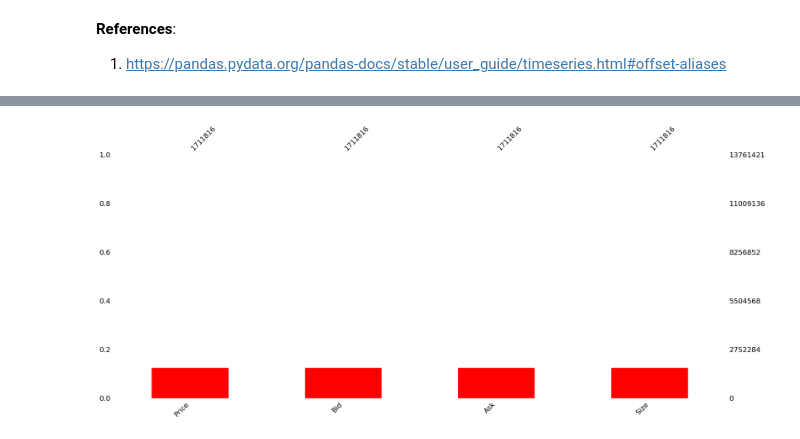
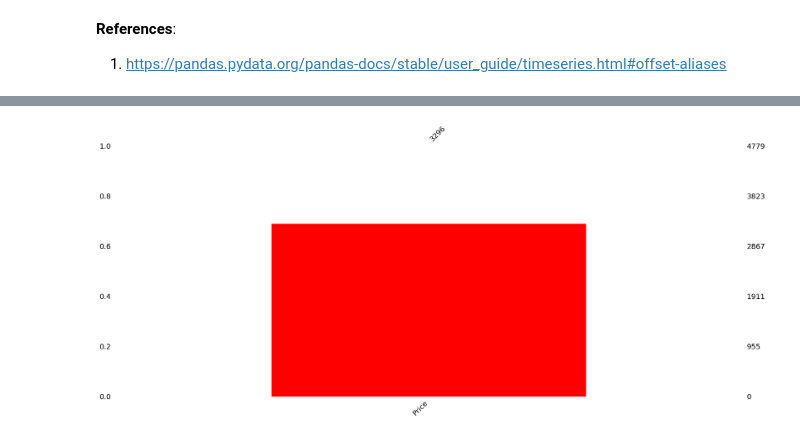
Before and after one commit to lcsrodriguez/HFT-IntradayVol-Estimation, a Jupyter notebook: main.ipynb, the cells around one changed output, grey strips where cells are left out. Cells and saved outputs as stored; diff of their text form; code cells hidden in the pictures.

```diff
--- a/main.ipynb
+++ b/main.ipynb
@@ -54,6 +63,13 @@ df.head(10)
 | 2009-09-28 09:31:33 | 50.75 | 50.75 | 50.76 | 100 |
 | 2009-09-28 09:31:33 | 50.75 | 50.75 | 50.76 | 100 |
 | 2009-09-28 09:31:33 | 50.75 | 50.75 | 50.76 | 100 |
+# %%
+# Removing useless columns
+try: # try-except block in order to catch the thrown exception in case of re-execution
+    df.drop(['Bid', 'Ask', 'Size'], axis=1, inplace=True)
+    df.shape
+except KeyError:
+    print("Columns already removed.")
 # %% [markdown]
 **References**:
 1. https://pandas.pydata.org/pandas-docs/stable/user_guide/timeseries.html#offset-aliases
@@ -103,4 +117,4 @@ https://stackoverflow.com/questions/44770839/resampling-a-pandas-dataframe-by-bu
 # %%
-_ = msno.bar(df.resample("30S").mean(), color="red")
+_ = msno.bar(df.resample("D").mean(), color="red")
 # %% [output]
-[figure, old version]
+[figure, new version]
```
Also changed, not shown: parts of 13 cells of this notebook.
